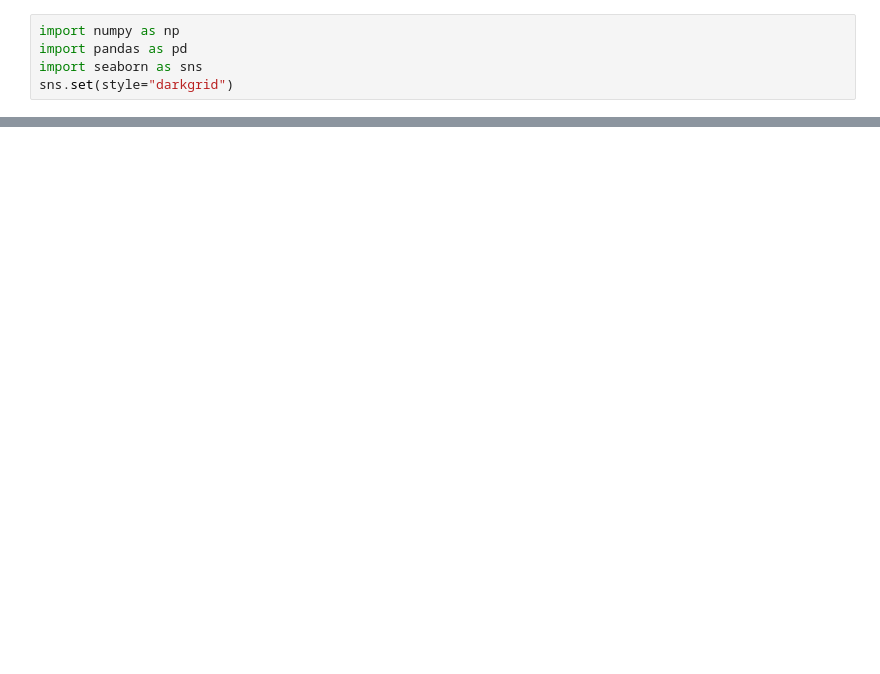
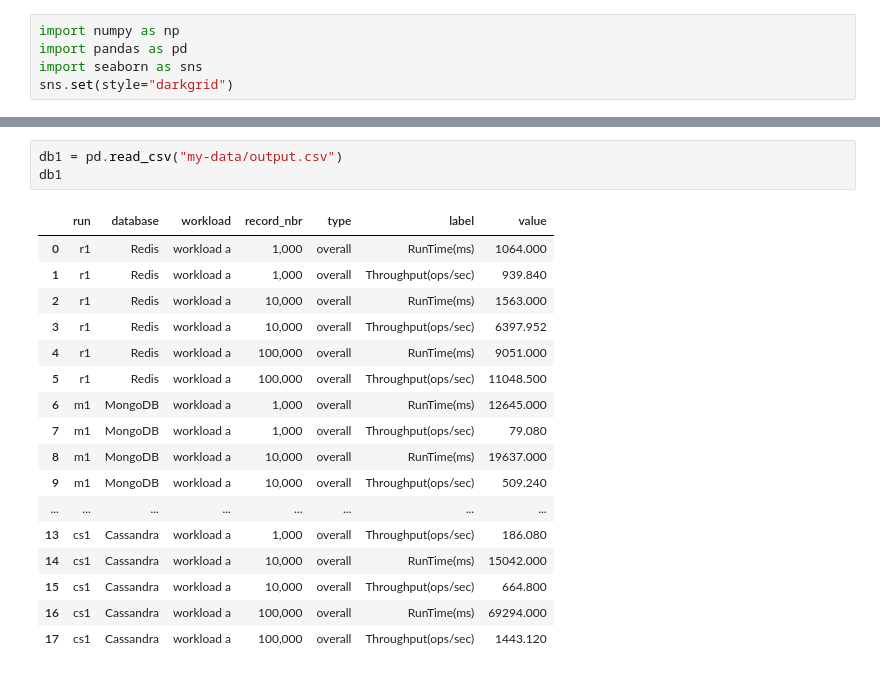
Before and after one commit to philipsales/YCSB-bash-scripts, a Jupyter notebook: visualization/lineplot.ipynb, the cells around one changed output, grey strips where cells are left out. Saved outputs shown, nothing was run; the diff lists cells and outputs as text; blank space fills up the shorter version.

```diff
--- a/visualization/lineplot.ipynb
+++ b/visualization/lineplot.ipynb
@@ -118,0 +82,21 @@ renderGraph(db, workload)
+# %%
+db1 = pd.read_csv("my-data/output.csv")
+db1
+# %% [output]
+|  | run | database | workload | record_nbr | type | label | value |
+| 0 | r1 | Redis | workload a | 1,000 | overall | RunTime(ms) | 1064.000 |
+| 1 | r1 | Redis | workload a | 1,000 | overall | Throughput(ops/sec) | 939.840 |
+| 2 | r1 | Redis | workload a | 10,000 | overall | RunTime(ms) | 1563.000 |
+| 3 | r1 | Redis | workload a | 10,000 | overall | Throughput(ops/sec) | 6397.952 |
+| 4 | r1 | Redis | workload a | 100,000 | overall | RunTime(ms) | 9051.000 |
+| 5 | r1 | Redis | workload a | 100,000 | overall | Throughput(ops/sec) | 11048.500 |
+| 6 | m1 | MongoDB | workload a | 1,000 | overall | RunTime(ms) | 12645.000 |
+| 7 | m1 | MongoDB | workload a | 1,000 | overall | Throughput(ops/sec) | 79.080 |
+| 8 | m1 | MongoDB | workload a | 10,000 | overall | RunTime(ms) | 19637.000 |
+| 9 | m1 | MongoDB | workload a | 10,000 | overall | Throughput(ops/sec) | 509.240 |
+| ... | ... | ... | ... | ... | ... | ... | ... |
+| 13 | cs1 | Cassandra | workload a | 1,000 | overall | Throughput(ops/sec) | 186.080 |
+| 14 | cs1 | Cassandra | workload a | 10,000 | overall | RunTime(ms) | 15042.000 |
+| 15 | cs1 | Cassandra | workload a | 10,000 | overall | Throughput(ops/sec) | 664.800 |
+| 16 | cs1 | Cassandra | workload a | 100,000 | overall | RunTime(ms) | 69294.000 |
+| 17 | cs1 | Cassandra | workload a | 100,000 | overall | Throughput(ops/sec) | 1443.120 |
```
Also changed, not shown: parts of 27 cells of this notebook, 7 other files.
